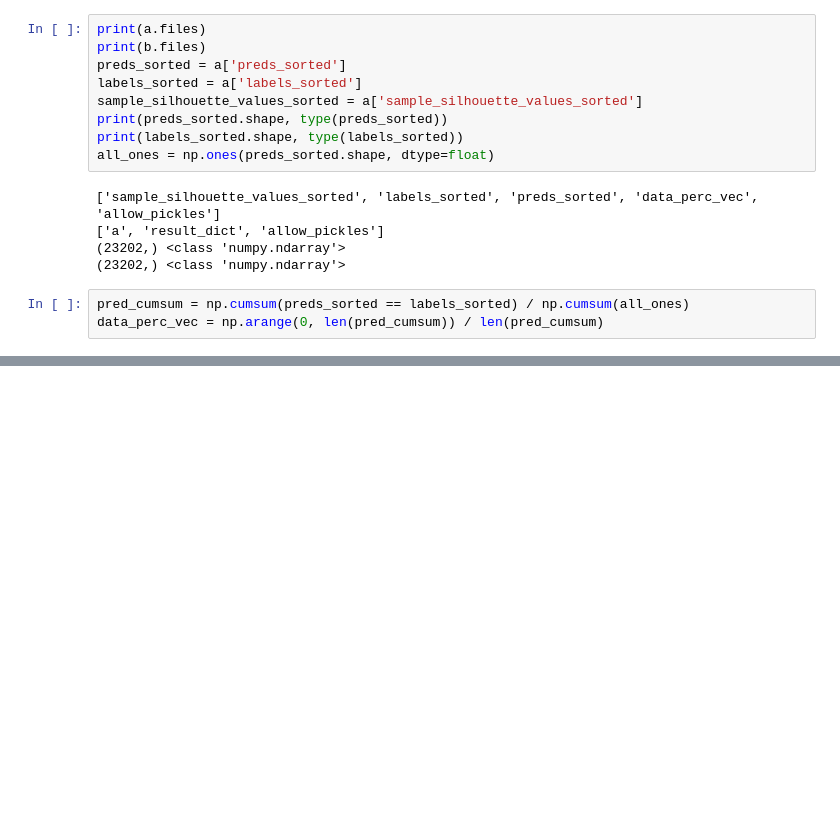
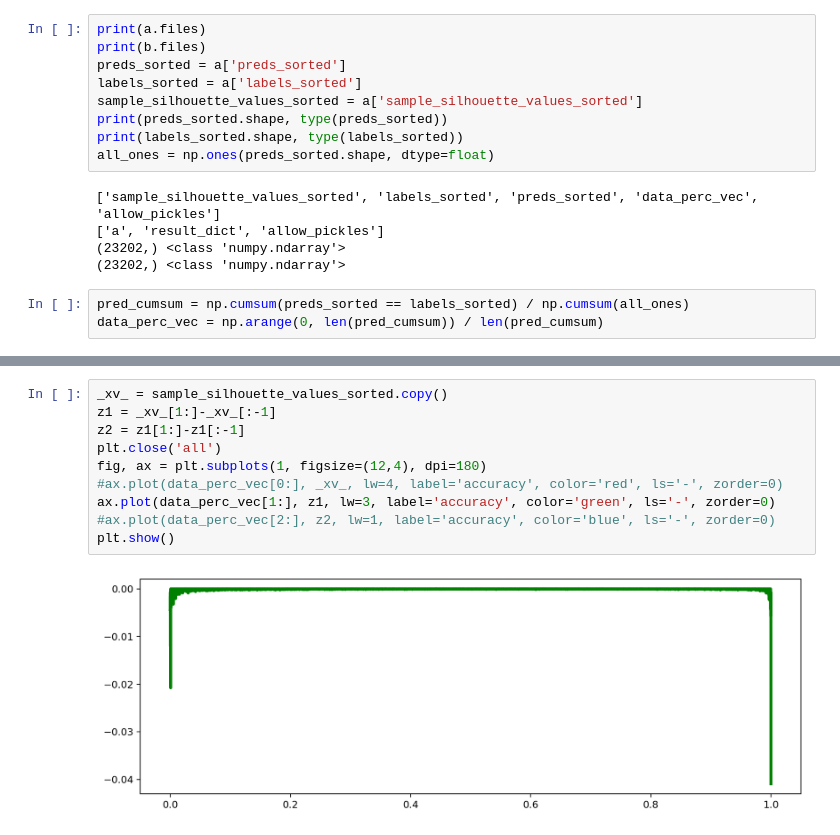
Before and after one commit to dogasiyli-boun/keyhandshapediscovery, a Jupyter notebook: ipynb/study_sihouette_better.ipynb, the cells around one changed output, grey strips where cells are left out. Cells and saved outputs as stored; diff of their text form; blank space fills up the shorter version.

```diff
--- a/ipynb/study_sihouette_better.ipynb
+++ b/ipynb/study_sihouette_better.ipynb
@@ -72,0 +97,12 @@ data_perc_vec
+# %%
+_xv_ = sample_silhouette_values_sorted.copy()
+z1 = _xv_[1:]-_xv_[:-1]
+z2 = z1[1:]-z1[:-1]
+plt.close('all')
+fig, ax = plt.subplots(1, figsize=(12,4), dpi=180)
+#ax.plot(data_perc_vec[0:], _xv_, lw=4, label='accuracy', color='red', ls='-', zorder=0)
+ax.plot(data_perc_vec[1:], z1, lw=3, label='accuracy', color='green', ls='-', zorder=0)
+#ax.plot(data_perc_vec[2:], z2, lw=1, label='accuracy', color='blue', ls='-', zorder=0)
+plt.show()
+# %% [output]
+[figure, added]
```
Also changed, not shown: parts of 18 cells of this notebook, 5 other files.
